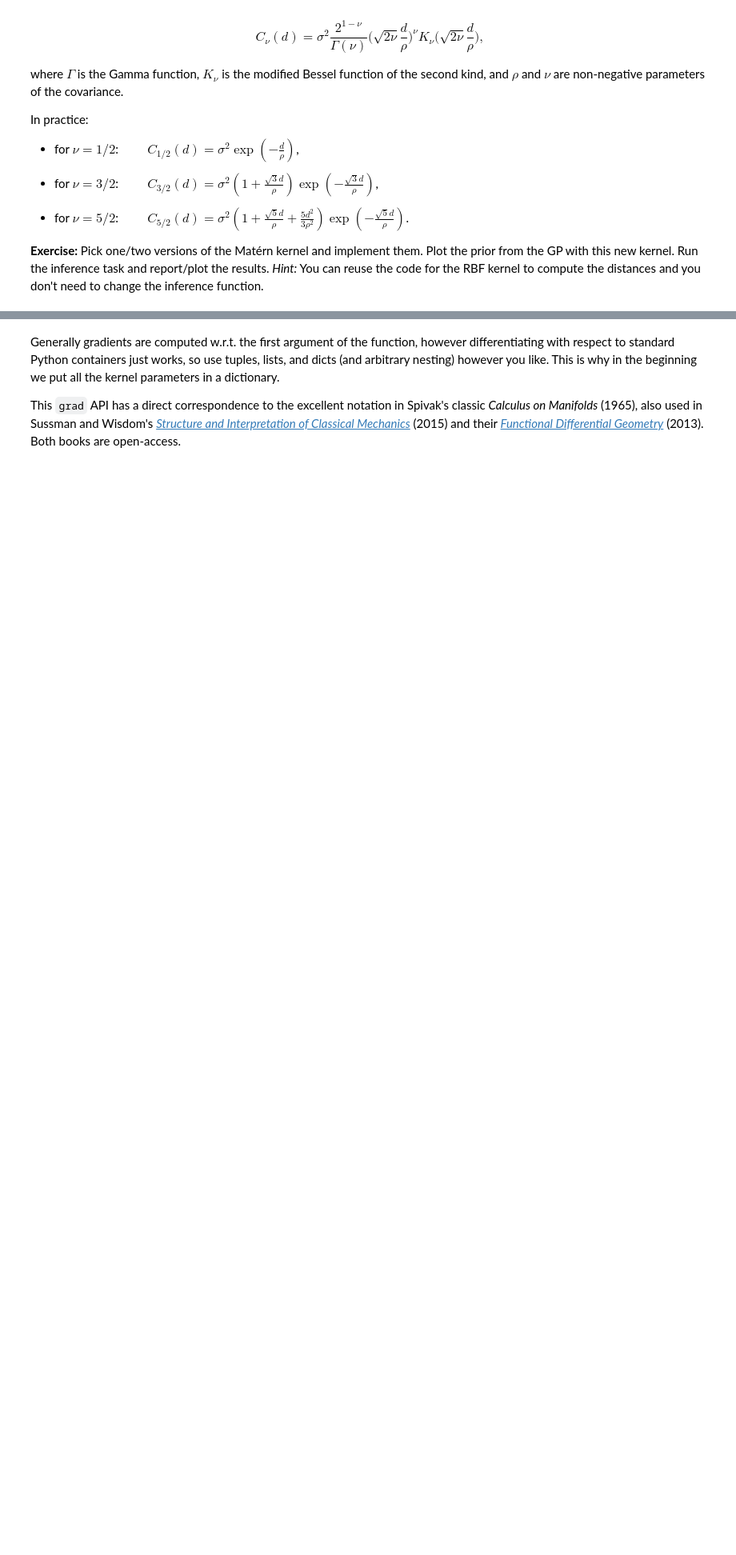
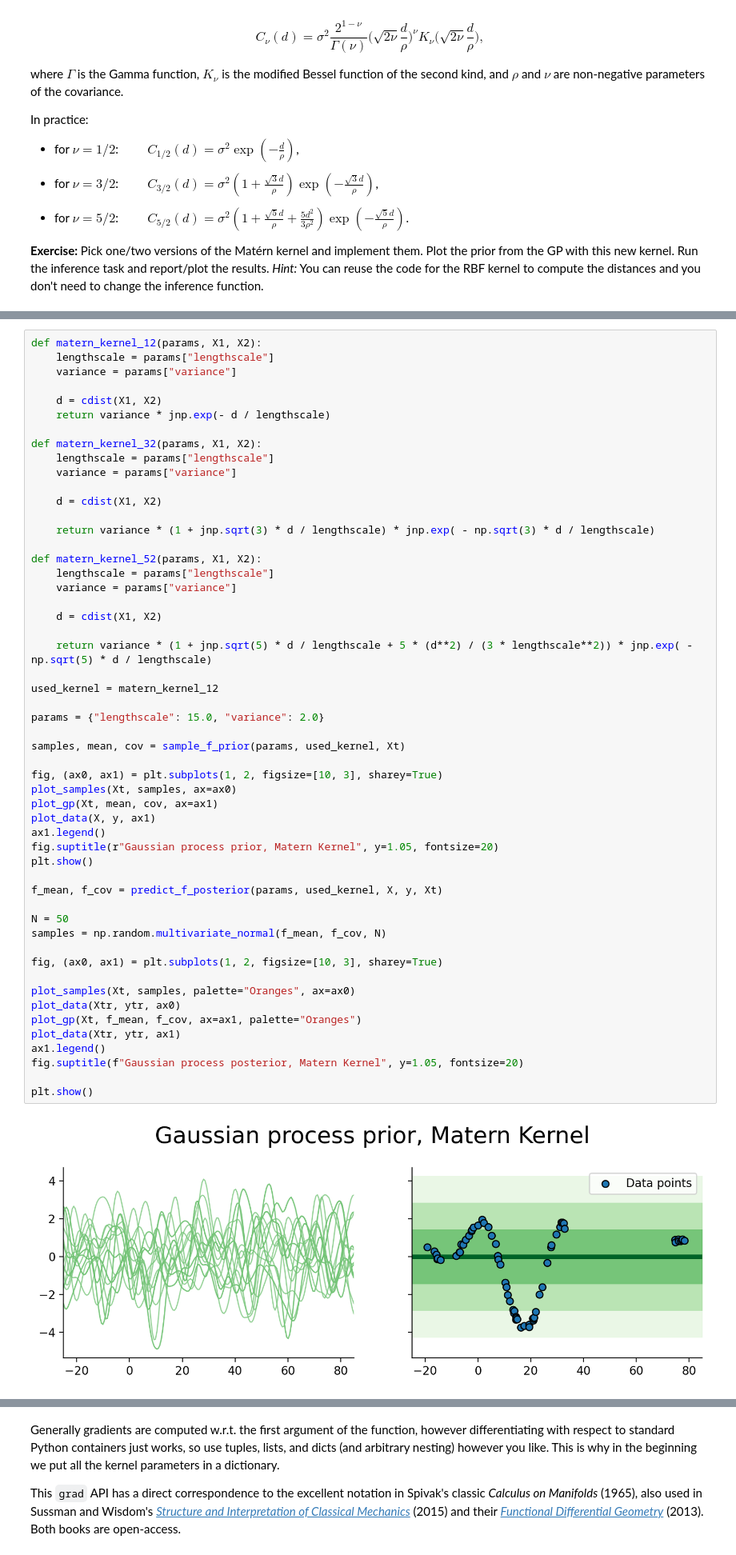
Before and after one commit to g-orl/asi-labs, a Jupyter notebook: lab_week2-public/Gaussian_Process_Regression.ipynb, the cells around one changed output, grey strips where cells are left out. Shown at 80% size. Drawn from its saved outputs; the diff is of its cells as text; blank space fills up the shorter version.

Commit message:
Added implementation of matern kernel

```diff
--- a/lab_week2-public/Gaussian_Process_Regression.ipynb
+++ b/lab_week2-public/Gaussian_Process_Regression.ipynb
@@ -467,0 +466,55 @@ Pick one/two versions of the Matérn kernel and implement them. Plot the prior f
+# %%
+def matern_kernel_12(params, X1, X2):
+    lengthscale = params["lengthscale"]
+    variance = params["variance"]
+
+    d = cdist(X1, X2)
+    return variance * jnp.exp(- d / lengthscale)
+
+def matern_kernel_32(params, X1, X2):
+    lengthscale = params["lengthscale"]
+    variance = params["variance"]
+
+    d = cdist(X1, X2)
+
+    return variance * (1 + jnp.sqrt(3) * d / lengthscale) * jnp.exp( - np.sqrt(3) * d / lengthscale)
+
+def matern_kernel_52(params, X1, X2):
+    lengthscale = params["lengthscale"]
+    variance = params["variance"]
+
+    d = cdist(X1, X2)
+
+    return variance * (1 + jnp.sqrt(5) * d / lengthscale + 5 * (d**2) / (3 * lengthscale**2)) * jnp.exp( - np.sqrt(5) * d / lengthscale)
+
+used_kernel = matern_kernel_12
+
+params = {"lengthscale": 15.0, "variance": 2.0}
+
+samples, mean, cov = sample_f_prior(params, used_kernel, Xt)
+
+fig, (ax0, ax1) = plt.subplots(1, 2, figsize=[10, 3], sharey=True)
+plot_samples(Xt, samples, ax=ax0)
+plot_gp(Xt, mean, cov, ax=ax1)
+plot_data(X, y, ax1)
+ax1.legend()
+fig.suptitle(r"Gaussian process prior, Matern Kernel", y=1.05, fontsize=20)
+plt.show()
+
+f_mean, f_cov = predict_f_posterior(params, used_kernel, X, y, Xt)
+
+N = 50
+samples = np.random.multivariate_normal(f_mean, f_cov, N)
+
+fig, (ax0, ax1) = plt.subplots(1, 2, figsize=[10, 3], sharey=True)
+
+plot_samples(Xt, samples, palette="Oranges", ax=ax0)
+plot_data(Xtr, ytr, ax0)
+plot_gp(Xt, f_mean, f_cov, ax=ax1, palette="Oranges")
+plot_data(Xtr, ytr, ax1)
+ax1.legend()
+fig.suptitle(f"Gaussian process posterior, Matern Kernel", y=1.05, fontsize=20)
+
+plt.show()
+# %% [output]
+[figure, added]
```
Also changed, not shown: parts of 6 cells of this notebook.
